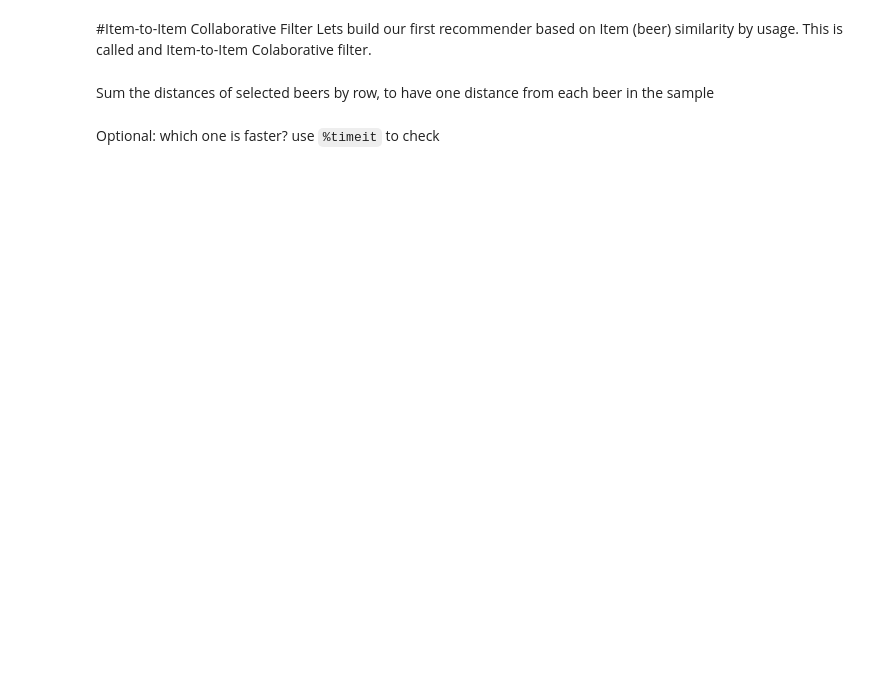
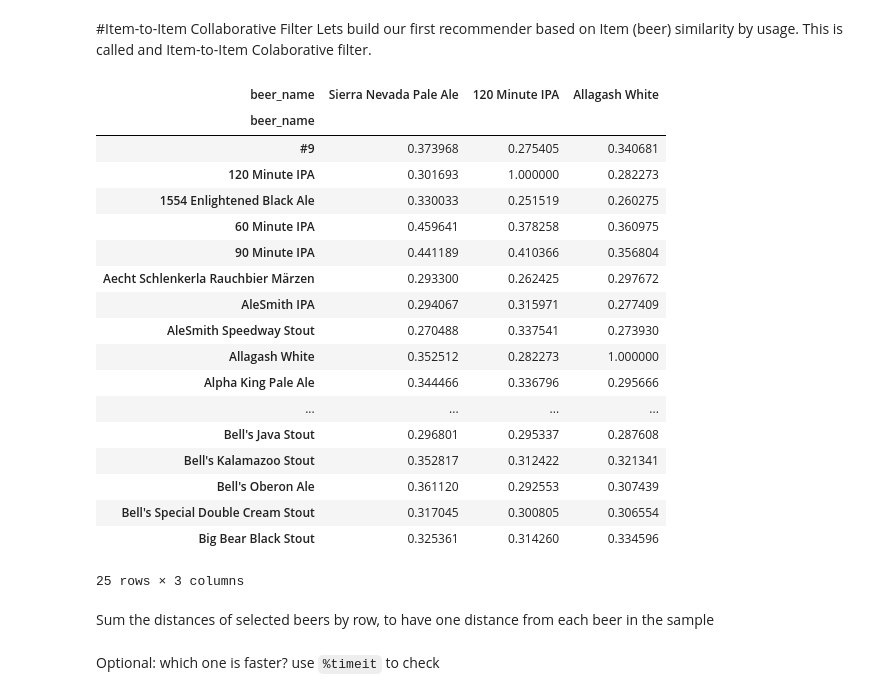
Before and after one commit to mike-tamir/GA_DAT7, a Jupyter notebook: DAT7 iPython notebooks/DAT7-lab7.1_recommender_systems_sol.ipynb, the cells around one changed output. Saved outputs shown, nothing was run; the diff lists cells and outputs as text; code cells hidden in the pictures; blank space fills up the shorter version.

```diff
--- a/DAT7 iPython notebooks/DAT7-lab7.1_recommender_systems_sol.ipynb
+++ b/DAT7 iPython notebooks/DAT7-lab7.1_recommender_systems_sol.ipynb
@@ -93,7 +203,27 @@ Lets build our first recommender based on Item (beer) similarity by usage.  This
 # %%
 # First we pick some beers that we like and find thir distances to other beers
 beers_i_like = ['Sierra Nevada Pale Ale', '120 Minute IPA', 'Allagash White']
-dists[beers_i_like].head()
+dists[beers_i_like].head(25)
+# %% [output]
+| beer_name | Sierra Nevada Pale Ale | 120 Minute IPA | Allagash White |
+| beer_name |  |  |  |
+| #9 | 0.373968 | 0.275405 | 0.340681 |
+| 120 Minute IPA | 0.301693 | 1.000000 | 0.282273 |
+| 1554 Enlightened Black Ale | 0.330033 | 0.251519 | 0.260275 |
+| 60 Minute IPA | 0.459641 | 0.378258 | 0.360975 |
+| 90 Minute IPA | 0.441189 | 0.410366 | 0.356804 |
+| Aecht Schlenkerla Rauchbier Märzen | 0.293300 | 0.262425 | 0.297672 |
+| AleSmith IPA | 0.294067 | 0.315971 | 0.277409 |
+| AleSmith Speedway Stout | 0.270488 | 0.337541 | 0.273930 |
+| Allagash White | 0.352512 | 0.282273 | 1.000000 |
+| Alpha King Pale Ale | 0.344466 | 0.336796 | 0.295666 |
+| ... | ... | ... | ... |
+| Bell's Java Stout | 0.296801 | 0.295337 | 0.287608 |
+| Bell's Kalamazoo Stout | 0.352817 | 0.312422 | 0.321341 |
+| Bell's Oberon Ale | 0.361120 | 0.292553 | 0.307439 |
+| Bell's Special Double Cream Stout | 0.317045 | 0.300805 | 0.306554 |
+| Big Bear Black Stout | 0.325361 | 0.314260 | 0.334596 |
+25 rows × 3 columns
 # %% [markdown]
 Sum the distances of selected beers by row, to have one distance from each beer in the sample
 # %%
```
Also changed, not shown: parts of 33 cells of this notebook, 5 other files.
